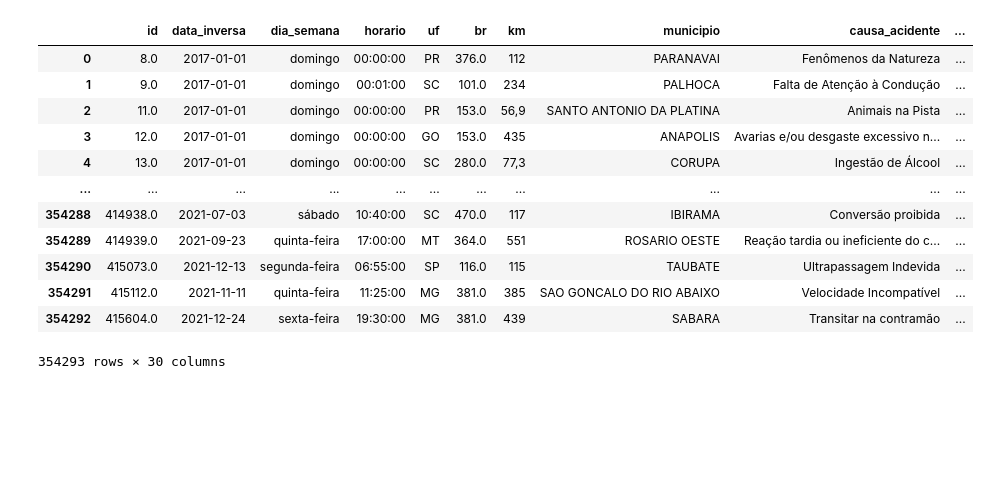
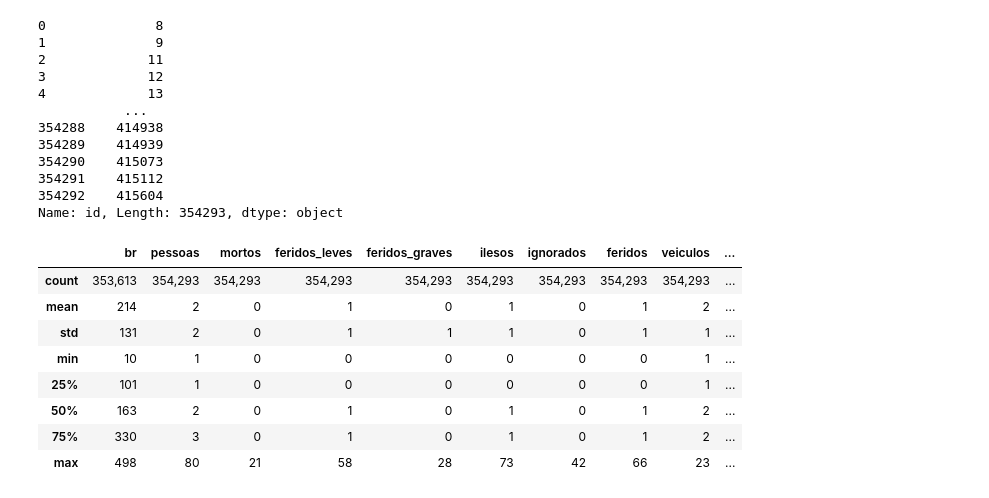
Before and after one commit to evelinemg/projetofinal, a Jupyter notebook: PandasTransformacao.ipynb, the cells around one changed output. Drawn from its saved outputs; the diff is of its cells as text; code cells hidden in the pictures; blank space fills up the shorter version.

Commit message:
analise tipo acidente

```diff
--- a/PandasTransformacao.ipynb
+++ b/PandasTransformacao.ipynb
@@ -5,3 +5,5 @@ import os
 os.environ["GOOGLE_APPLICATION_CREDENTIALS"]="sca-at-b5179177a346.json"
 # %%
 df=pd.read_csv('gs://acidentes_terrestres/dados_brutos/Acidentes por ocorrencia/acidentes_ocorrencias - geral.csv')
+# %%
+df1=df
@@ -7,0 +129,2 @@ df=pd.read_csv('gs://acidentes_terrestres/dados_brutos/Acidentes por ocorrencia/
+# %%
+df1['id']=df1.id.astype(int)
@@ -8,16 +133,27 @@ df=pd.read_csv('gs://acidentes_terrestres/dados_brutos/Acidentes por ocorrencia/
+# %%
+df1.id
+# %% [output]
+0              8
+1              9
+2             11
+3             12
+4             13
+           ...
+354288    414938
+354289    414939
+354290    415073
+354291    415112
+354292    415604
+Name: id, Length: 354293, dtype: object
 # %%
-df
+df1.describe()
 # %% [output]
-|  | id | data_inversa | dia_semana | horario | uf | br | km | municipio | causa_acidente | ... |
-| 0 | 8.0 | 2017-01-01 | domingo | 00:00:00 | PR | 376.0 | 112 | PARANAVAI | Fenômenos da Natureza | ... |
-| 1 | 9.0 | 2017-01-01 | domingo | 00:01:00 | SC | 101.0 | 234 | PALHOCA | Falta de Atenção à Condução | ... |
-| 2 | 11.0 | 2017-01-01 | domingo | 00:00:00 | PR | 153.0 | 56,9 | SANTO ANTONIO DA PLATINA | Animais na Pista | ... |
-| 3 | 12.0 | 2017-01-01 | domingo | 00:00:00 | GO | 153.0 | 435 | ANAPOLIS | Avarias e/ou desgaste excessivo n... | ... |
-| 4 | 13.0 | 2017-01-01 | domingo | 00:00:00 | SC | 280.0 | 77,3 | CORUPA | Ingestão de Álcool | ... |
-| ... | ... | ... | ... | ... | ... | ... | ... | ... | ... | ... |
-| 354288 | 414938.0 | 2021-07-03 | sábado | 10:40:00 | SC | 470.0 | 117 | IBIRAMA | Conversão proibida | ... |
-| 354289 | 414939.0 | 2021-09-23 | quinta-feira | 17:00:00 | MT | 364.0 | 551 | ROSARIO OESTE | Reação tardia ou ineficiente do c... | ... |
-| 354290 | 415073.0 | 2021-12-13 | segunda-feira | 06:55:00 | SP | 116.0 | 115 | TAUBATE | Ultrapassagem Indevida | ... |
-| 354291 | 415112.0 | 2021-11-11 | quinta-feira | 11:25:00 | MG | 381.0 | 385 | SAO GONCALO DO RIO ABAIXO | Velocidade Incompatível | ... |
-| 354292 | 415604.0 | 2021-12-24 | sexta-feira | 19:30:00 | MG | 381.0 | 439 | SABARA | Transitar na contramão | ... |
+|  | br | pessoas | mortos | feridos_leves | feridos_graves | ilesos | ignorados | feridos | veiculos | ... |
+| count | 353,613 | 354,293 | 354,293 | 354,293 | 354,293 | 354,293 | 354,293 | 354,293 | 354,293 | ... |
+| mean | 214 | 2 | 0 | 1 | 0 | 1 | 0 | 1 | 2 | ... |
+| std | 131 | 2 | 0 | 1 | 1 | 1 | 0 | 1 | 1 | ... |
+| min | 10 | 1 | 0 | 0 | 0 | 0 | 0 | 0 | 1 | ... |
+| 25% | 101 | 1 | 0 | 0 | 0 | 0 | 0 | 0 | 1 | ... |
+| 50% | 163 | 2 | 0 | 1 | 0 | 1 | 0 | 1 | 2 | ... |
+| 75% | 330 | 3 | 0 | 1 | 0 | 1 | 0 | 1 | 2 | ... |
+| max | 498 | 80 | 21 | 58 | 28 | 73 | 42 | 66 | 23 | ... |
-354293 rows × 30 columns
```
Also changed, not shown: parts of 15 cells of this notebook.
